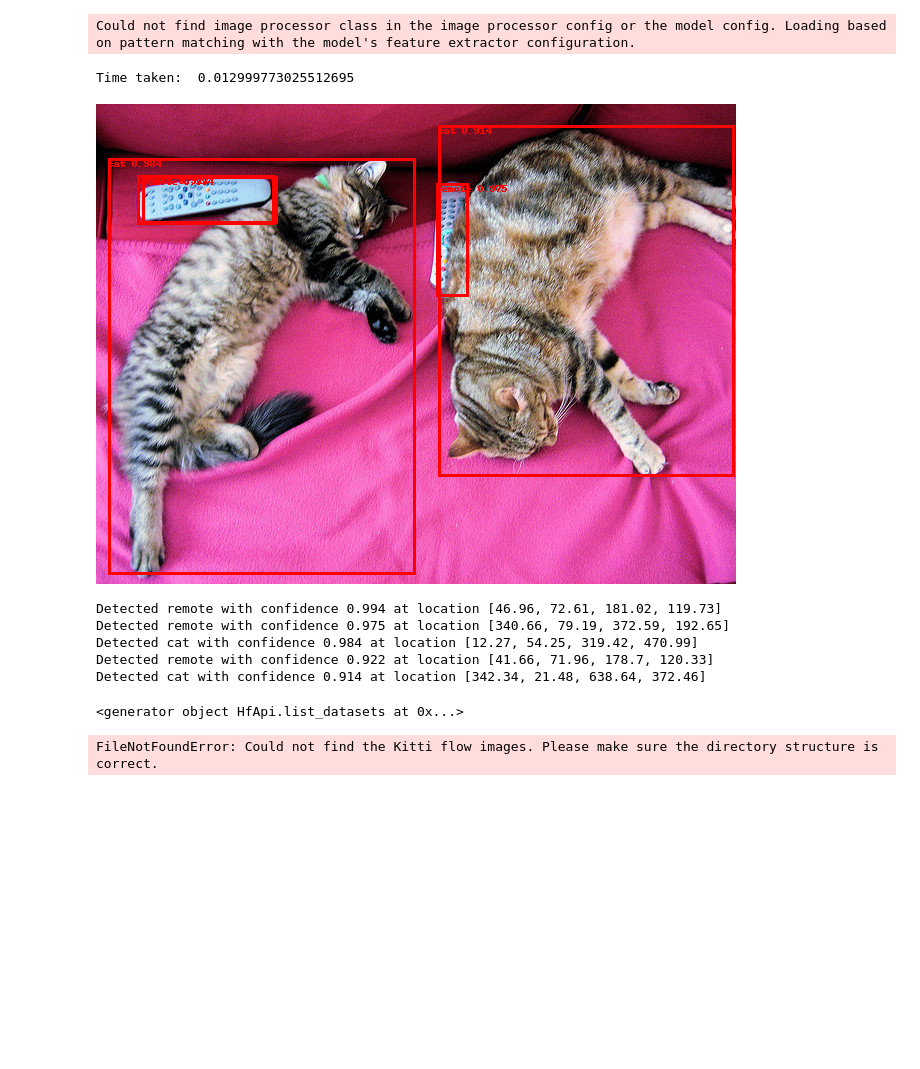
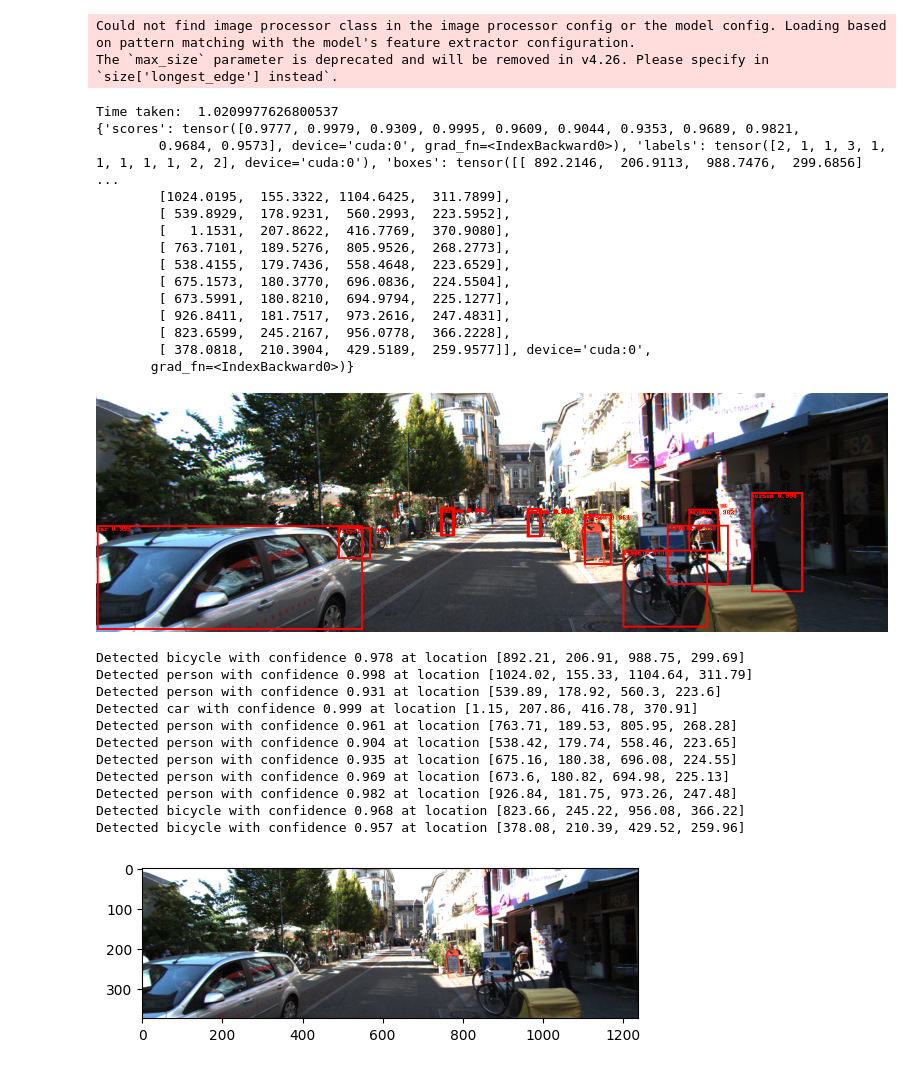
Before and after one commit to LethalZoro/Deep-Learning-Projects, a Jupyter notebook: Vision Transformer/Object_detection/Hugging_face.ipynb, the cells around one changed output. Drawn from its saved outputs; the diff is of its cells as text; code cells hidden in the pictures; blank space fills up the shorter version.

```diff
--- a/Vision Transformer/Object_detection/Hugging_face.ipynb
+++ b/Vision Transformer/Object_detection/Hugging_face.ipynb
@@ -7,46 +7,78 @@ from IPython.display import display
 import time
 
 url = "http://images.cocodataset.org/val2017/000000039769.jpg"
-image = Image.open(requests.get(url, stream=True).raw)
-# image = Image.open("1.jpg")
+# image = Image.open(requests.get(url, stream=True).raw)
+
+image=Image.open("Kitti/data_object_image_2/training/image_2/000015.png")
 
 
-image_processor = AutoImageProcessor.from_pretrained("hustvl/yolos-tiny")
-model = AutoModelForObjectDetection.from_pretrained("hustvl/yolos-tiny")
+image_processor = AutoImageProcessor.from_pretrained("hustvl/yolos-small")
+model = AutoModelForObjectDetection.from_pretrained("hustvl/yolos-small")
 
 inputs = image_processor(images=image, return_tensors="pt")
 model.to('cuda')
 inputs.to('cuda')
 inference_start=time.time()
 outputs = model(**inputs)
 inference_end=time.time()
 print("Time taken: ",inference_end-inference_start)
 # Convert outputs (bounding boxes and class logits) to COCO API
 target_sizes = torch.tensor([image.size[::-1]])
+# image_width = image.shape[0]
+# image_height = image.shape[1]
+# target_sizes = torch.tensor([[3,image_height, image_width]])
 results = image_processor.post_process_object_detection(outputs, threshold=0.9, target_sizes=target_sizes)[0]
+
+import matplotlib.pyplot as plt
+plt.imshow(image)
+# print(outputs)
+print(results)
+
+
 
 # Draw bounding boxes on the image
 draw = ImageDraw.Draw(image)
 for score, label, box in zip(results["scores"], results["labels"], results["boxes"]):
     box = [round(i, 2) for i in box.tolist()]
     label_str = model.config.id2label[label.item()]
     draw.rectangle(box, outline="red", width=3)
     draw.text((box[0], box[1]), f"{label_str} {round(score.item(), 3)}", fill="red")
 
 # Display the image with bounding boxes in the notebook
 display(image)
 for score, label, box in zip(results["scores"], results["labels"], results["boxes"]):
     box = [round(i, 2) for i in box.tolist()]
     print(
         f"Detected {model.config.id2label[label.item()]} with confidence "
         f"{round(score.item(), 3)} at location {box}"
     )
 # %% [output]
 Could not find image processor class in the image processor config or the model config. Loading based on pattern matching with the model's feature extractor configuration.
+The `max_size` parameter is deprecated and will be removed in v4.26. Please specify in `size['longest_edge'] instead`.
-Time taken:  0.012999773025512695
+Time taken:  1.0209977626800537
+{'scores': tensor([0.9777, 0.9979, 0.9309, 0.9995, 0.9609, 0.9044, 0.9353, 0.9689, 0.9821,
+        0.9684, 0.9573], device='cuda:0', grad_fn=<IndexBackward0>), 'labels': tensor([2, 1, 1, 3, 1, 1, 1, 1, 1, 2, 2], device='cuda:0'), 'boxes': tensor([[ 892.2146,  206.9113,  988.7476,  299.6856] ...
+        [1024.0195,  155.3322, 1104.6425,  311.7899],
+        [ 539.8929,  178.9231,  560.2993,  223.5952],
+        [   1.1531,  207.8622,  416.7769,  370.9080],
+        [ 763.7101,  189.5276,  805.9526,  268.2773],
+        [ 538.4155,  179.7436,  558.4648,  223.6529],
+        [ 675.1573,  180.3770,  696.0836,  224.5504],
+        [ 673.5991,  180.8210,  694.9794,  225.1277],
+        [ 926.8411,  181.7517,  973.2616,  247.4831],
+        [ 823.6599,  245.2167,  956.0778,  366.2228],
+        [ 378.0818,  210.3904,  429.5189,  259.9577]], device='cuda:0',
+       grad_fn=<IndexBackward0>)}
-[figure, old version]
+[figure, new version]
-Detected remote with confidence 0.994 at location [46.96, 72.61, 181.02, 119.73]
-Detected remote with confidence 0.975 at location [340.66, 79.19, 372.59, 192.65]
-Detected cat with confidence 0.984 at location [12.27, 54.25, 319.42, 470.99]
-Detected remote with confidence 0.922 at location [41.66, 71.96, 178.7, 120.33]
-Detected cat with confidence 0.914 at location [342.34, 21.48, 638.64, 372.46]
+Detected bicycle with confidence 0.978 at location [892.21, 206.91, 988.75, 299.69]
+Detected person with confidence 0.998 at location [1024.02, 155.33, 1104.64, 311.79]
+Detected person with confidence 0.931 at location [539.89, 178.92, 560.3, 223.6]
+Detected car with confidence 0.999 at location [1.15, 207.86, 416.78, 370.91]
+Detected person with confidence 0.961 at location [763.71, 189.53, 805.95, 268.28]
+Detected person with confidence 0.904 at location [538.42, 179.74, 558.46, 223.65]
+Detected person with confidence 0.935 at location [675.16, 180.38, 696.08, 224.55]
+Detected person with confidence 0.969 at location [673.6, 180.82, 694.98, 225.13]
+Detected person with confidence 0.982 at location [926.84, 181.75, 973.26, 247.48]
+Detected bicycle with confidence 0.968 at location [823.66, 245.22, 956.08, 366.22]
+Detected bicycle with confidence 0.957 at location [378.08, 210.39, 429.52, 259.96]
+[figure, added]
@@ -56,4 +84,0 @@ dataset=huggingface_hub.list_datasets()
-# %%
-dataset
-# %% [output]
-<generator object HfApi.list_datasets at 0x...>
@@ -68,5 +84,0 @@ dataset = load_dataset("ChristophSchuhmann/MS_COCO_2017_URL_TEXT")
-# %%
-import torchvision
-torchvision.datasets.KittiFlow(root='',split='train')
-# %% [output]
-FileNotFoundError: Could not find the Kitti flow images. Please make sure the directory structure is correct.
```
Also changed, not shown: parts of 12 cells of this notebook, 8 other files.
